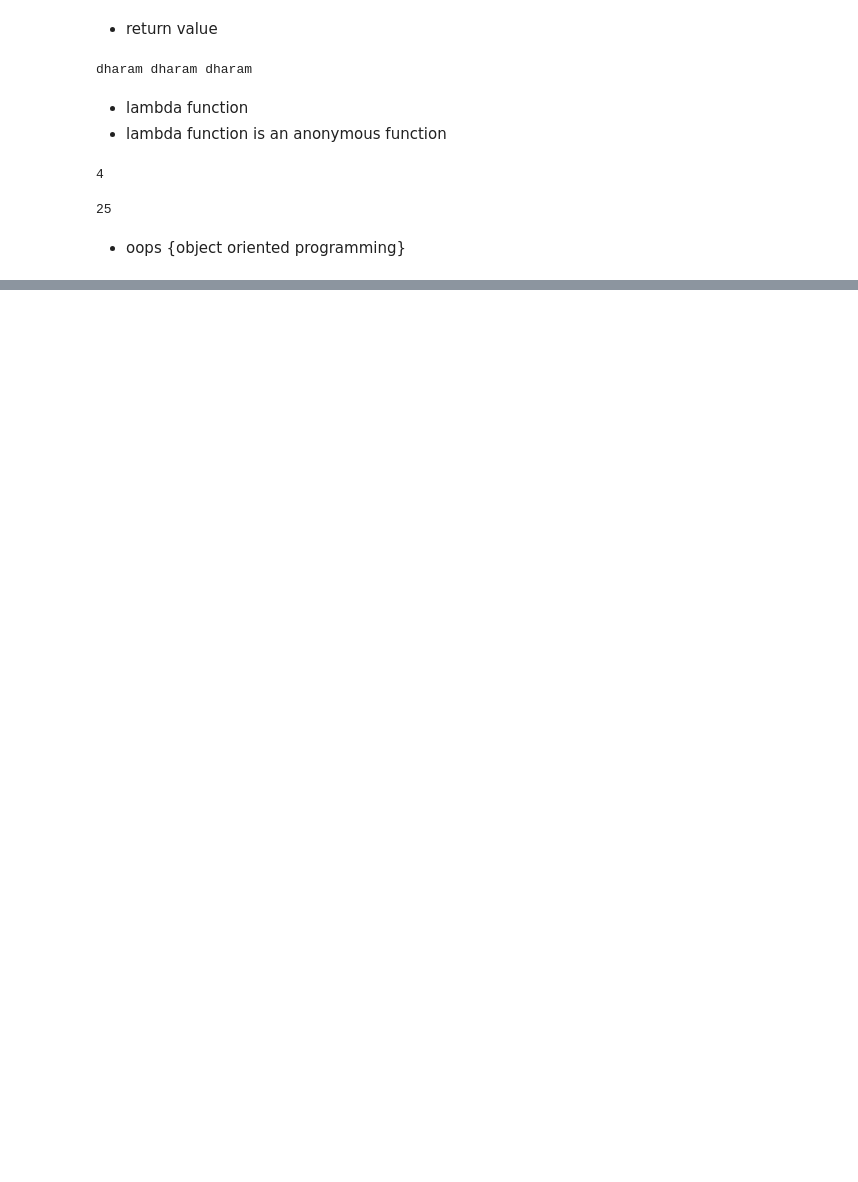
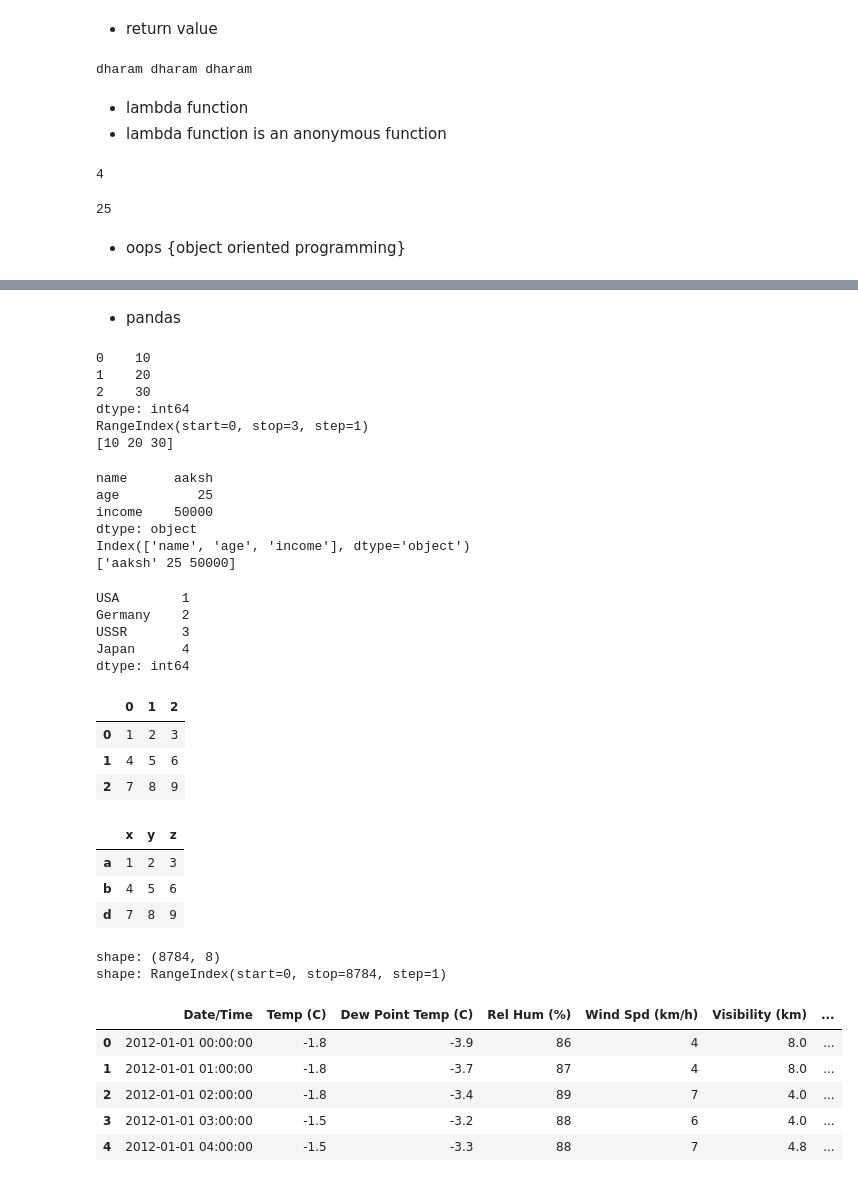
Before and after one commit to SPraveeen/iphone_data_analysis, a Jupyter notebook: python_basics.ipynb, the cells around one changed output, grey strips where cells are left out. Saved outputs shown, nothing was run; the diff lists cells and outputs as text; code cells hidden in the pictures; blank space fills up the shorter version.

Commit message:
learning pandas

```diff
--- a/python_basics.ipynb
+++ b/python_basics.ipynb
@@ -435,0 +564,80 @@ sq_lambda(5)
+# %% [markdown]
+- pandas
+# %%
+#creating a series using list
+import pandas as pd
+my_list=[10,20,30]
+series=pd.Series(my_list)
+print(series)
+print(series.index)
+print(series.values)
+# %% [output]
+0    10
+1    20
+2    30
+dtype: int64
+RangeIndex(start=0, stop=3, step=1)
+[10 20 30]
+# %%
+# creating a series using dictionary
+dict={'name':'aaksh','age':25,'income':50000}
+a=pd.Series(dict)
+print(a)
+print(a.index)
+print(a.values)
+# %% [output]
+name      aaksh
+age          25
+income    50000
+dtype: object
+Index(['name', 'age', 'income'], dtype='object')
+['aaksh' 25 50000]
+# %%
+import pandas as pd
+pd.Series([1,2,3,4],index=['USA','Germany','USSR','Japan'])
+# %% [output]
+USA        1
+Germany    2
+USSR       3
+Japan      4
+dtype: int64
+# %%
+a=pd.DataFrame([[1,2,3],
+             [4,5,6],
+             [7,8,9]])
+a
+# %% [output]
+|  | 0 | 1 | 2 |
+| 0 | 1 | 2 | 3 |
+| 1 | 4 | 5 | 6 |
+| 2 | 7 | 8 | 9 |
+# %%
+a= pd.DataFrame(
+    [[1,2,3],
+    [4,5,6],
+    [7,8,9]],
+    index=['a','b','d'],
+    columns=['x','y','z']
+)
+a
+# %% [output]
+|  | x | y | z |
+| a | 1 | 2 | 3 |
+| b | 4 | 5 | 6 |
+| d | 7 | 8 | 9 |
+# %%
+weather_df=pd.read_csv('weather_2012.csv')
+print('shape:' , weather_df.shape)
+print('shape:' , weather_df.index)
+# %% [output]
+shape: (8784, 8)
+shape: RangeIndex(start=0, stop=8784, step=1)
+# %%
+weather_df.head()
+# %% [output]
+|  | Date/Time | Temp (C) | Dew Point Temp (C) | Rel Hum (%) | Wind Spd (km/h) | Visibility (km) | ... |
+| 0 | 2012-01-01 00:00:00 | -1.8 | -3.9 | 86 | 4 | 8.0 | ... |
+| 1 | 2012-01-01 01:00:00 | -1.8 | -3.7 | 87 | 4 | 8.0 | ... |
+| 2 | 2012-01-01 02:00:00 | -1.8 | -3.4 | 89 | 7 | 4.0 | ... |
+| 3 | 2012-01-01 03:00:00 | -1.5 | -3.2 | 88 | 6 | 4.0 | ... |
+| 4 | 2012-01-01 04:00:00 | -1.5 | -3.3 | 88 | 7 | 4.8 | ... |
```
Also changed, not shown: parts of 37 cells of this notebook, 1 other file.
